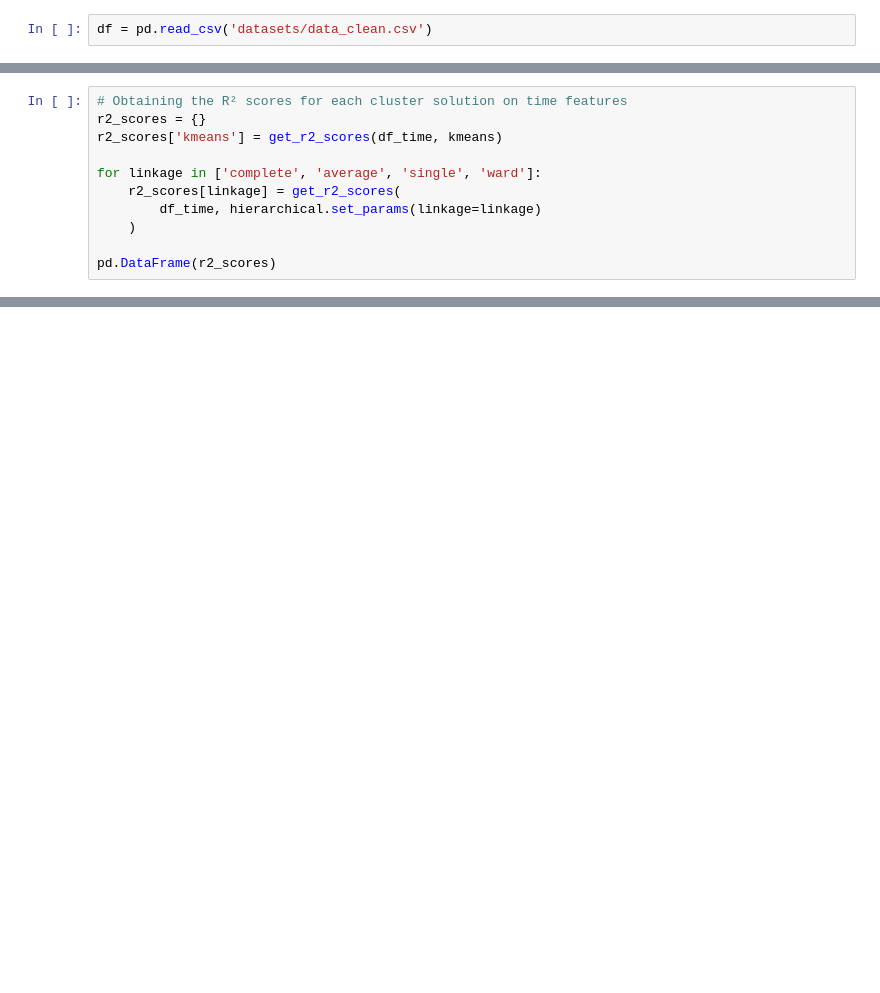
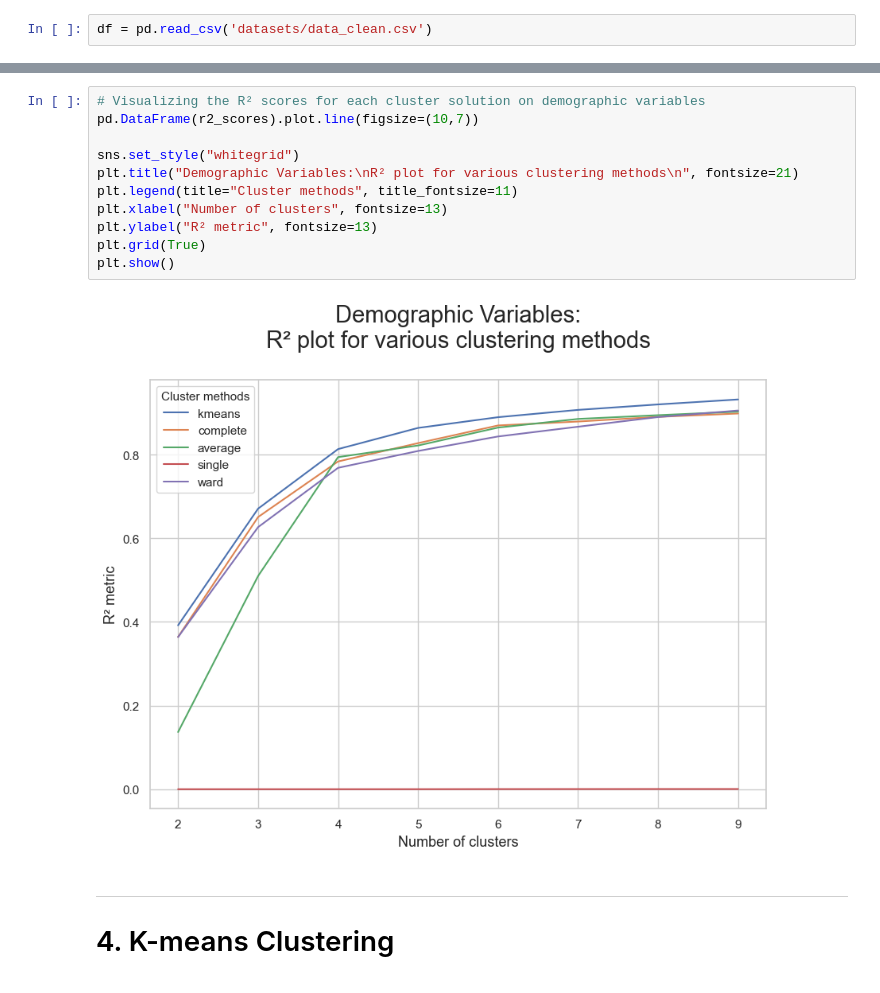
Before and after one commit to merkury00/DataMiningProject2425, a Jupyter notebook: CLUSTERING.ipynb, the cells around one changed output, grey strips where cells are left out. Saved outputs shown, nothing was run; the diff lists cells and outputs as text; blank space fills up the shorter version.

Commit message:
clustering notebook updated

```diff
--- a/CLUSTERING.ipynb
+++ b/CLUSTERING.ipynb
@@ -153,11 +74,0 @@ plt.show()
-# %%
-# Obtaining the R² scores for each cluster solution on time features
-r2_scores = {}
-r2_scores['kmeans'] = get_r2_scores(df_time, kmeans)
-
-for linkage in ['complete', 'average', 'single', 'ward']:
-    r2_scores[linkage] = get_r2_scores(
-        df_time, hierarchical.set_params(linkage=linkage)
-    )
-
-pd.DataFrame(r2_scores)
@@ -209,0 +206,20 @@ plt.show()
+# %%
+# Visualizing the R² scores for each cluster solution on demographic variables
+pd.DataFrame(r2_scores).plot.line(figsize=(10,7))
+
+sns.set_style("whitegrid")
+plt.title("Demographic Variables:\nR² plot for various clustering methods\n", fontsize=21)
+plt.legend(title="Cluster methods", title_fontsize=11)
+plt.xlabel("Number of clusters", fontsize=13)
+plt.ylabel("R² metric", fontsize=13)
+plt.grid(True)
+plt.show()
+# %% [output]
+[figure, added]
+# %% [markdown]
+<hr>
+<a class="anchor" id="kmclustering">
+
+# 4. K-means Clustering
+
+</a>
```
Also changed, not shown: parts of 84 cells of this notebook, 8 other files.
